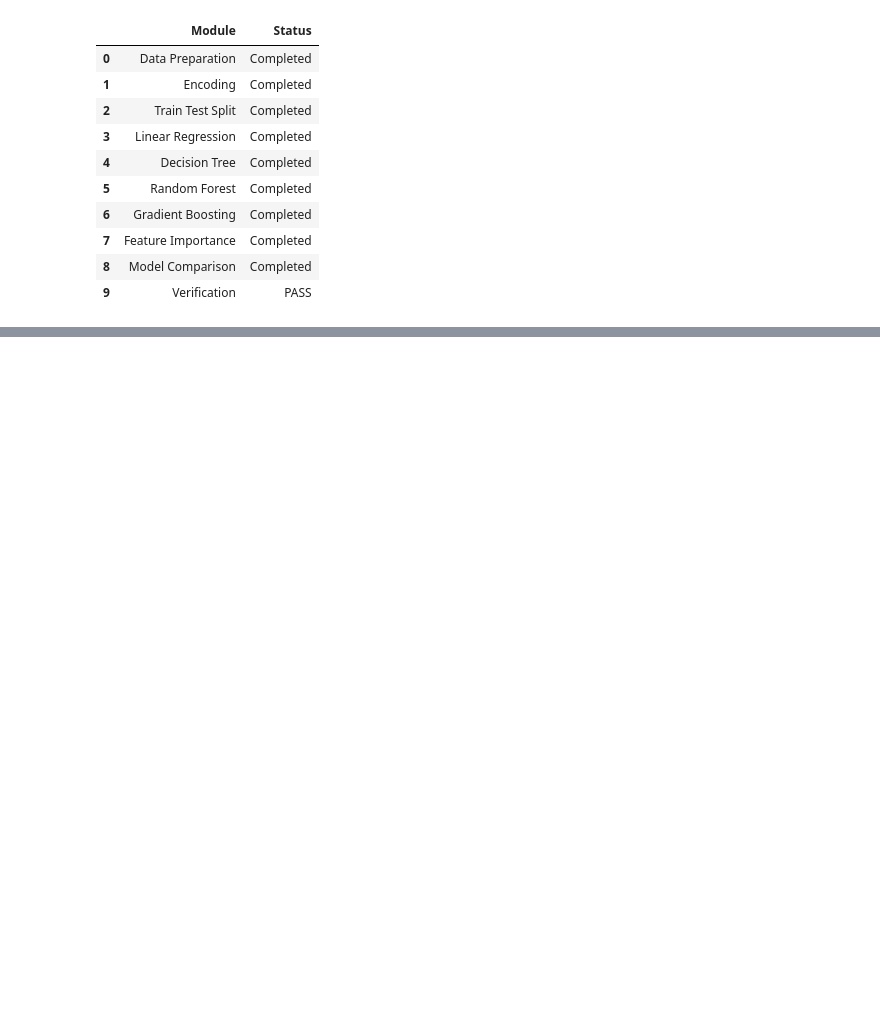
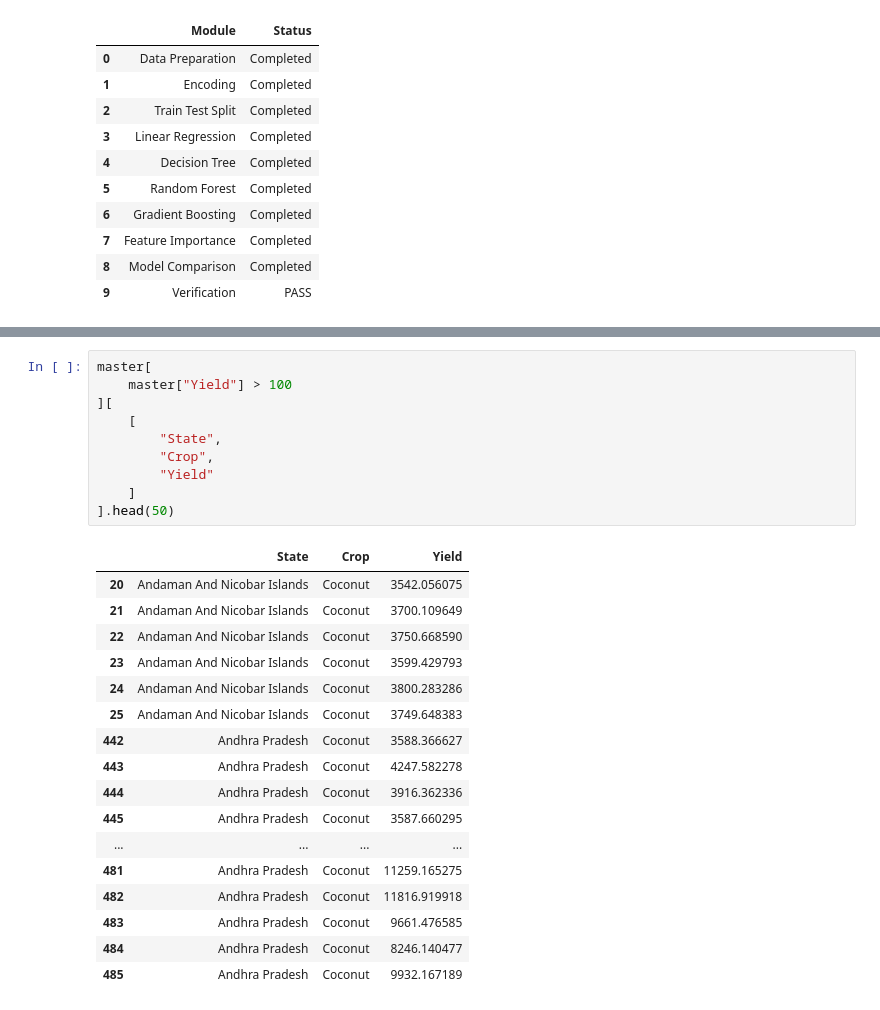
Before and after one commit to aryandhiman01/AgriIntel, a Jupyter notebook: notebooks/10_Machine_Learning.ipynb, the cells around one changed output, grey strips where cells are left out. Cells and saved outputs as stored; diff of their text form; blank space fills up the shorter version.

```diff
--- a/notebooks/10_Machine_Learning.ipynb
+++ b/notebooks/10_Machine_Learning.ipynb
@@ -524,0 +556,28 @@ PHASE 10 VERIFICATION
+# %%
+master[
+    master["Yield"] > 100
+][
+    [
+        "State",
+        "Crop",
+        "Yield"
+    ]
+].head(50)
+# %% [output]
+|  | State | Crop | Yield |
+| 20 | Andaman And Nicobar Islands | Coconut | 3542.056075 |
+| 21 | Andaman And Nicobar Islands | Coconut | 3700.109649 |
+| 22 | Andaman And Nicobar Islands | Coconut | 3750.668590 |
+| 23 | Andaman And Nicobar Islands | Coconut | 3599.429793 |
+| 24 | Andaman And Nicobar Islands | Coconut | 3800.283286 |
+| 25 | Andaman And Nicobar Islands | Coconut | 3749.648383 |
+| 442 | Andhra Pradesh | Coconut | 3588.366627 |
+| 443 | Andhra Pradesh | Coconut | 4247.582278 |
+| 444 | Andhra Pradesh | Coconut | 3916.362336 |
+| 445 | Andhra Pradesh | Coconut | 3587.660295 |
+| ... | ... | ... | ... |
+| 481 | Andhra Pradesh | Coconut | 11259.165275 |
+| 482 | Andhra Pradesh | Coconut | 11816.919918 |
+| 483 | Andhra Pradesh | Coconut | 9661.476585 |
+| 484 | Andhra Pradesh | Coconut | 8246.140477 |
+| 485 | Andhra Pradesh | Coconut | 9932.167189 |
```
Also changed, not shown: parts of 1 cell of this notebook, 1 other file.
